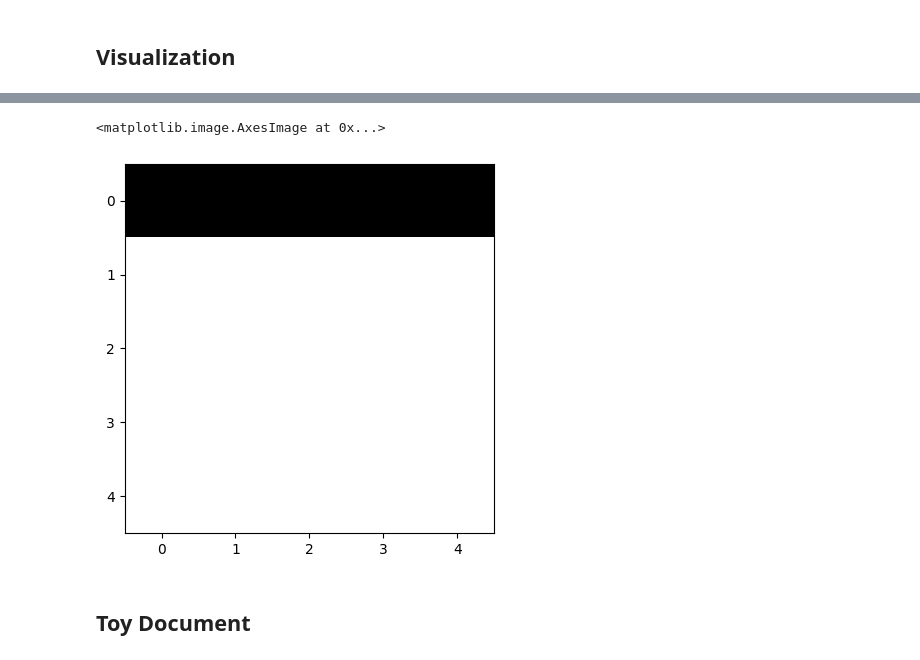
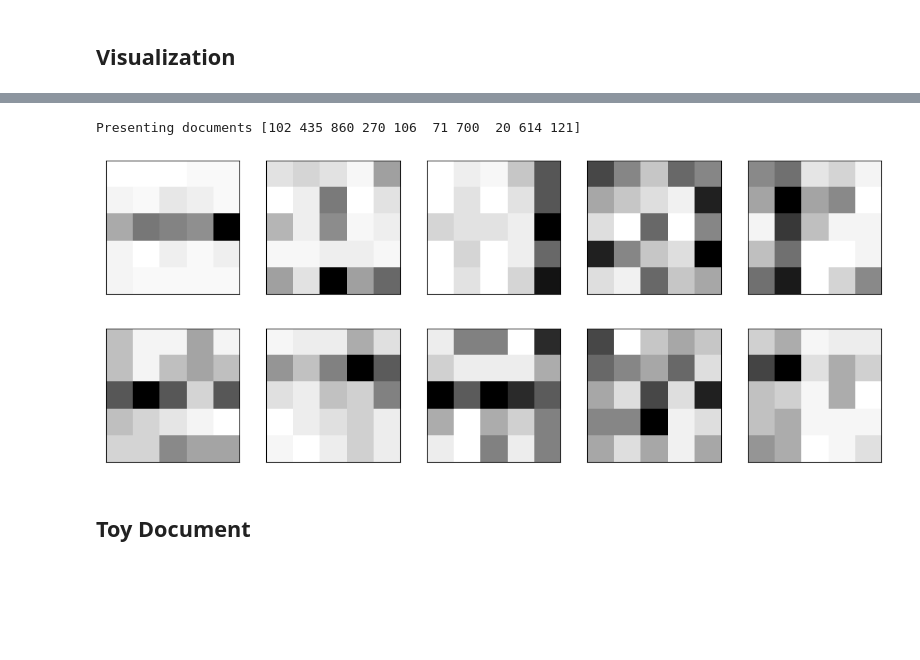
Before and after one commit to JannisZeller/topicflow, a Jupyter notebook: fixed_doclength.ipynb, the cells around one changed output, grey strips where cells are left out. Cells and saved outputs as stored; diff of their text form; code cells hidden in the pictures; blank space fills up the shorter version.

```diff
--- a/fixed_doclength.ipynb
+++ b/fixed_doclength.ipynb
@@ -165,5 +194,5 @@ W_DN-Shape (sum_d I_d words)
 # %%
-def format_to_img(arr, sqrtV=sqrtV):
+def doc_to_img(arr, sqrtV=sqrtV):
     vals = dict(zip(*np.unique(arr, return_counts=True)))
     img = []
 
@@ -176,3 +205,22 @@ def format_to_img(arr, sqrtV=sqrtV):
     img = np.array(img).reshape(sqrtV, sqrtV)
 
     return img
+
+
+def visualize_random_docs(W_DN, N_row, N_col, sqrtV=sqrtV):
+    D = W_DN.shape[0]
+    idxs = np.random.choice(np.arange(D), size = N_row * N_col)
+    print(f"Presenting documents {idxs}")
+    images = []
+    for idx in idxs:
+        images.append(doc_to_img(W_DN[idx, :], sqrtV=sqrtV))
+
+    f, axes = plt.subplots(N_row, N_col,figsize = (3*N_col, 3*N_row))
+    idx = 0
+    for i in range(N_row):
+        for k in range(N_col):
+            axes[i, k].imshow(tf.reshape(images[idx], (sqrtV, sqrtV)), cmap="Greys")
+            axes[i, k].set_xticks([])
+            axes[i, k].set_yticks([])
+
+            idx += 1
@@ -190,8 +227,8 @@ tf.Tensor(
-# %%
-plt.imshow(tf.reshape(Theta[0,:], (sqrtV, sqrtV)), cmap="Greys")
-# %% [output]
-<matplotlib.image.AxesImage at 0x...>
-[figure, removed]
+# %%
+visualize_random_docs(W_DN, 2, 5)
+# %% [output]
+Presenting documents [102 435 860 270 106  71 700  20 614 121]
+[figure, added]
 # %% [markdown]
 ## **Toy Document**
 # %%
```
Also changed, not shown: parts of 18 cells of this notebook, 1 other file.
